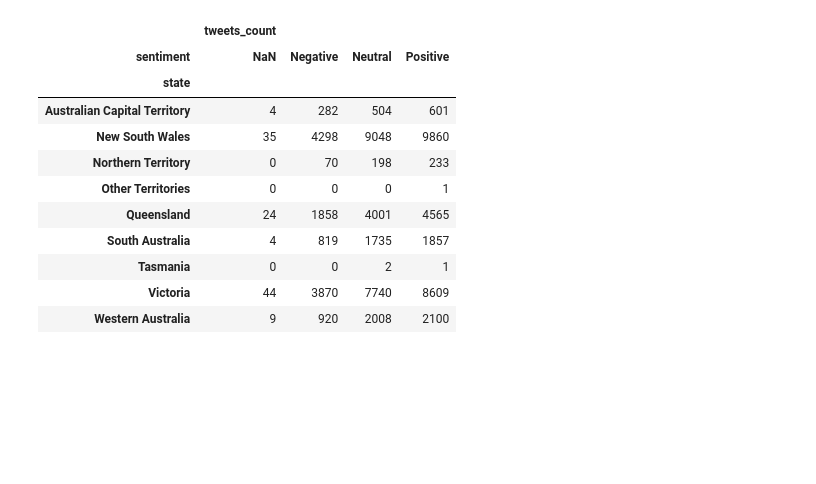
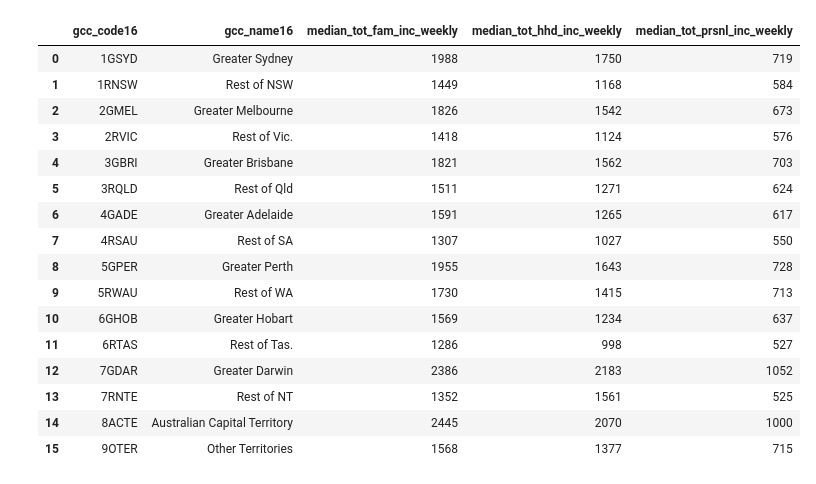
Before and after one commit to Vitaly-Yakutenko/nectar-project, a Jupyter notebook: notebooks/CouchDB_Views.ipynb, the cells around one changed output. Saved outputs shown, nothing was run; the diff lists cells and outputs as text; code cells hidden in the pictures; blank space fills up the shorter version.

```diff
--- a/notebooks/CouchDB_Views.ipynb
+++ b/notebooks/CouchDB_Views.ipynb
@@ -39,8 +39,9 @@ with open("config.yaml", 'r') as ymlfile:
 cfg = cfg['COUCHDB']
 client = Cloudant(cfg['user'], cfg['password'], url=cfg['host'])
 client.connect()
-db = client[cfg['tweets_db']]
-ddoc = Document(db, '_design/sentiment_analysis')
+tweets_db = client[cfg['tweets_db']]
+aurin_db = client[cfg['aurin_db']]
+ddoc = Document(tweets_db, '_design/sentiment_analysis')
 # %%
 view = View(ddoc, 'geo_sentiment_counts', )
 with view.custom_result(group=True, stale='update_after', descending=True) as rslt:
@@ -69,18 +58,25 @@ data_df.set_index(geo_sentiment_columns[:-1], inplace=True)
 sentiment_df = data_df.unstack(level=-1, fill_value=0)
 # %%
 #data_df.head()
-# %%
-sentiment_df.groupby(level='state').sum()
-# %% [output]
-|  | tweets_count |  |  |  |
-| sentiment | NaN | Negative | Neutral | Positive |
-| state |  |  |  |  |
-| Australian Capital Territory | 4 | 282 | 504 | 601 |
-| New South Wales | 35 | 4298 | 9048 | 9860 |
-| Northern Territory | 0 | 70 | 198 | 233 |
-| Other Territories | 0 | 0 | 0 | 1 |
-| Queensland | 24 | 1858 | 4001 | 4565 |
-| South Australia | 4 | 819 | 1735 | 1857 |
-| Tasmania | 0 | 0 | 2 | 1 |
-| Victoria | 44 | 3870 | 7740 | 8609 |
-| Western Australia | 9 | 920 | 2008 | 2100 |
+# %%
+data = [item['properties'] for item in aurin_db['GCCSA_median_income']['features']]
+# %%
+pd.DataFrame.from_records(data)
+# %% [output]
+|  | gcc_code16 | gcc_name16 | median_tot_fam_inc_weekly | median_tot_hhd_inc_weekly | median_tot_prsnl_inc_weekly |
+| 0 | 1GSYD | Greater Sydney | 1988 | 1750 | 719 |
+| 1 | 1RNSW | Rest of NSW | 1449 | 1168 | 584 |
+| 2 | 2GMEL | Greater Melbourne | 1826 | 1542 | 673 |
+| 3 | 2RVIC | Rest of Vic. | 1418 | 1124 | 576 |
+| 4 | 3GBRI | Greater Brisbane | 1821 | 1562 | 703 |
+| 5 | 3RQLD | Rest of Qld | 1511 | 1271 | 624 |
+| 6 | 4GADE | Greater Adelaide | 1591 | 1265 | 617 |
+| 7 | 4RSAU | Rest of SA | 1307 | 1027 | 550 |
+| 8 | 5GPER | Greater Perth | 1955 | 1643 | 728 |
+| 9 | 5RWAU | Rest of WA | 1730 | 1415 | 713 |
+| 10 | 6GHOB | Greater Hobart | 1569 | 1234 | 637 |
+| 11 | 6RTAS | Rest of Tas. | 1286 | 998 | 527 |
+| 12 | 7GDAR | Greater Darwin | 2386 | 2183 | 1052 |
+| 13 | 7RNTE | Rest of NT | 1352 | 1561 | 525 |
+| 14 | 8ACTE | Australian Capital Territory | 2445 | 2070 | 1000 |
+| 15 | 9OTER | Other Territories | 1568 | 1377 | 715 |
```
Also changed, not shown: parts of 10 cells of this notebook, 3 other files.
